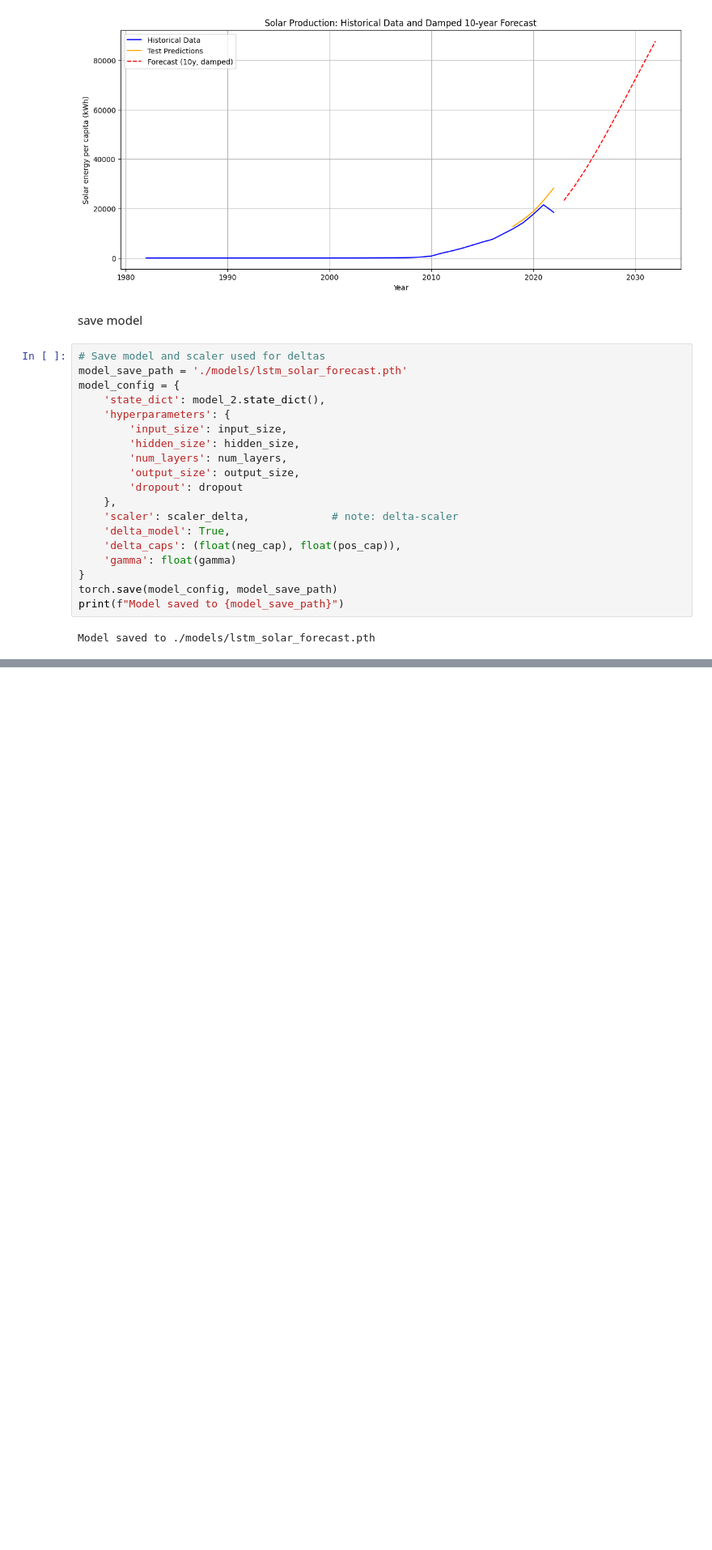
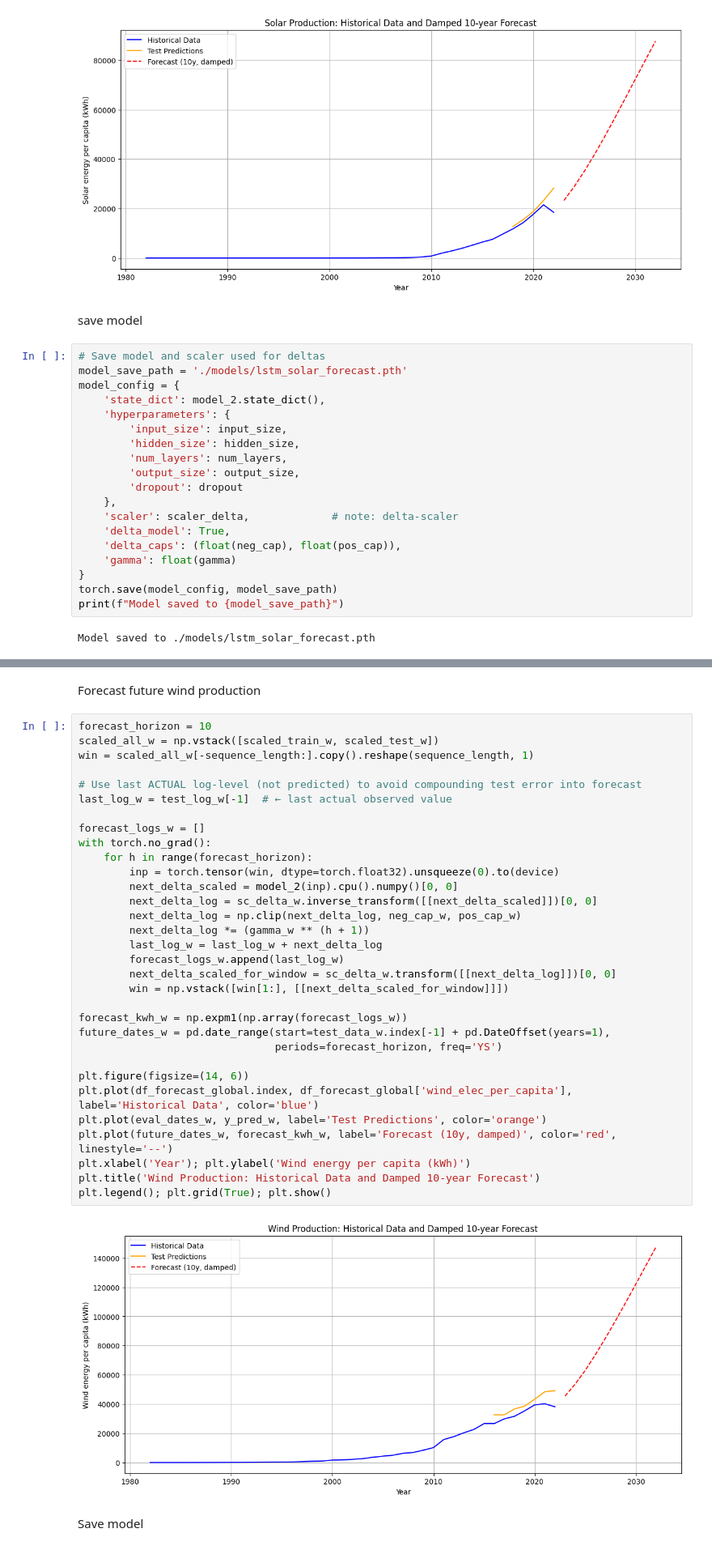
Before and after one commit to KMarsh-code/global-renewable-energy-analysis, a Jupyter notebook: jupyter_notebooks/2_renewable_energy_hypothesis_testing.ipynb, the cells around one changed output, grey strips where cells are left out. Shown at 81% size. Cells and saved outputs as stored; diff of their text form; blank space fills up the shorter version.

```diff
--- a/jupyter_notebooks/2_renewable_energy_hypothesis_testing.ipynb
+++ b/jupyter_notebooks/2_renewable_energy_hypothesis_testing.ipynb
@@ -1860,0 +2007,38 @@ Model saved to ./models/lstm_solar_forecast.pth
+# %% [markdown]
+Forecast future wind production
+# %%
+forecast_horizon = 10
+scaled_all_w = np.vstack([scaled_train_w, scaled_test_w])
+win = scaled_all_w[-sequence_length:].copy().reshape(sequence_length, 1)
+
+# Use last ACTUAL log-level (not predicted) to avoid compounding test error into forecast
+last_log_w = test_log_w[-1]  # ← last actual observed value
+
+forecast_logs_w = []
+with torch.no_grad():
+    for h in range(forecast_horizon):
+        inp = torch.tensor(win, dtype=torch.float32).unsqueeze(0).to(device)
+        next_delta_scaled = model_2(inp).cpu().numpy()[0, 0]
+        next_delta_log = sc_delta_w.inverse_transform([[next_delta_scaled]])[0, 0]
+        next_delta_log = np.clip(next_delta_log, neg_cap_w, pos_cap_w)
+        next_delta_log *= (gamma_w ** (h + 1))
+        last_log_w = last_log_w + next_delta_log
+        forecast_logs_w.append(last_log_w)
+        next_delta_scaled_for_window = sc_delta_w.transform([[next_delta_log]])[0, 0]
+        win = np.vstack([win[1:], [[next_delta_scaled_for_window]]])
+
+forecast_kwh_w = np.expm1(np.array(forecast_logs_w))
+future_dates_w = pd.date_range(start=test_data_w.index[-1] + pd.DateOffset(years=1),
+                               periods=forecast_horizon, freq='YS')
+
+plt.figure(figsize=(14, 6))
+plt.plot(df_forecast_global.index, df_forecast_global['wind_elec_per_capita'], label='Historical Data', color='blue')
+plt.plot(eval_dates_w, y_pred_w, label='Test Predictions', color='orange')
+plt.plot(future_dates_w, forecast_kwh_w, label='Forecast (10y, damped)', color='red', linestyle='--')
+plt.xlabel('Year'); plt.ylabel('Wind energy per capita (kWh)')
+plt.title('Wind Production: Historical Data and Damped 10-year Forecast')
+plt.legend(); plt.grid(True); plt.show()
+# %% [output]
+[figure, added]
+# %% [markdown]
+Save model
```
Also changed, not shown: parts of 7 cells of this notebook, 1 other file.
